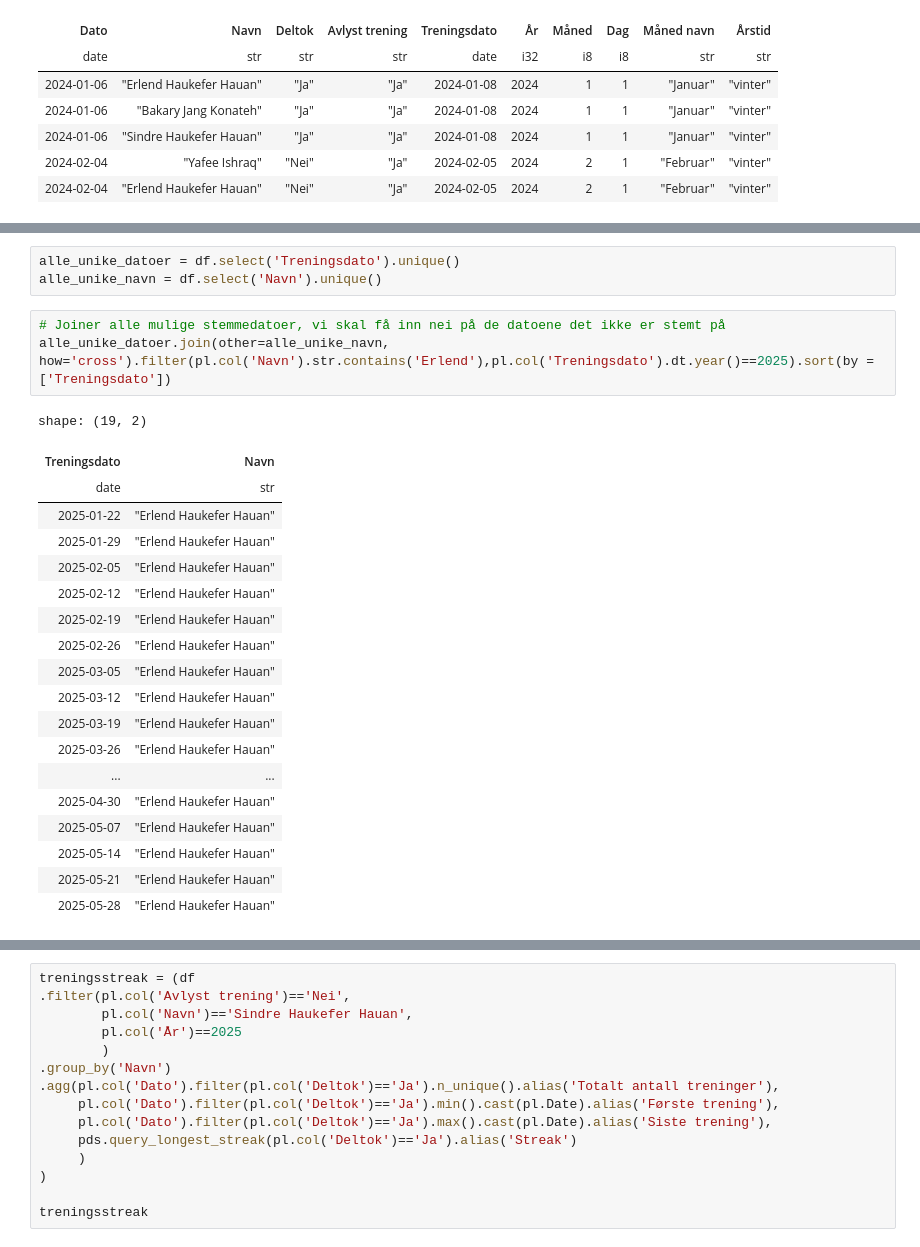
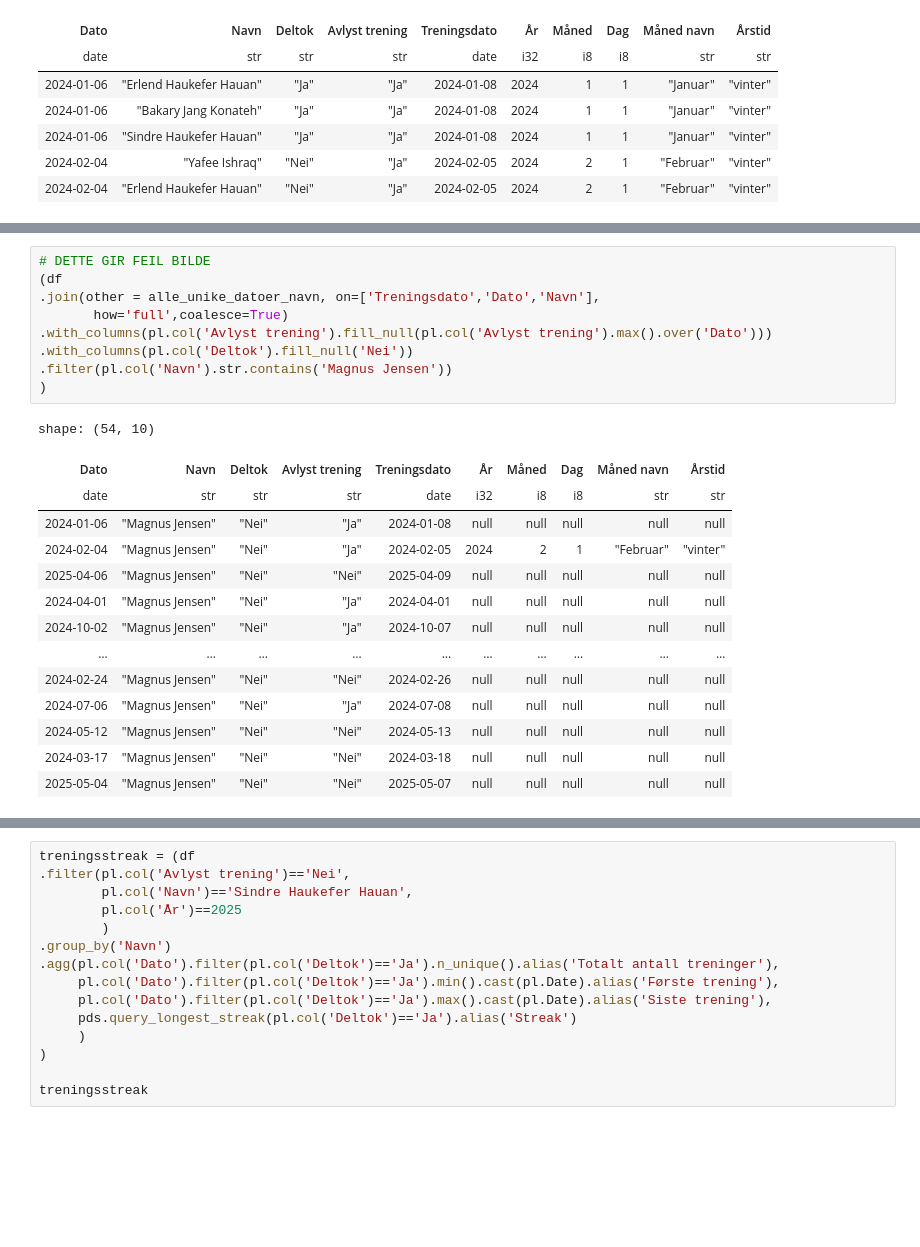
Before and after one commit to PolarsDude/treningsstatistikk-, a Jupyter notebook: test_fil.ipynb, the cells around one changed output, grey strips where cells are left out. Saved outputs shown, nothing was run; the diff lists cells and outputs as text; blank space fills up the shorter version.

```diff
--- a/test_fil.ipynb
+++ b/test_fil.ipynb
@@ -61,29 +138,27 @@ shape: (14, 10)
-# %%
-alle_unike_datoer = df.select('Treningsdato').unique()
-alle_unike_navn = df.select('Navn').unique()
-# %%
-# Joiner alle mulige stemmedatoer, vi skal få inn nei på de datoene det ikke er stemt på
-alle_unike_datoer.join(other=alle_unike_navn, how='cross').filter(pl.col('Navn').str.contains('Erlend'),pl.col('Treningsdato').dt.year()==2025).sort(by = ['Treningsdato'])
-# %% [output]
-shape: (19, 2)
-| Treningsdato | Navn |
-| date | str |
-| 2025-01-22 | "Erlend Haukefer Hauan" |
-| 2025-01-29 | "Erlend Haukefer Hauan" |
-| 2025-02-05 | "Erlend Haukefer Hauan" |
-| 2025-02-12 | "Erlend Haukefer Hauan" |
-| 2025-02-19 | "Erlend Haukefer Hauan" |
-| 2025-02-26 | "Erlend Haukefer Hauan" |
-| 2025-03-05 | "Erlend Haukefer Hauan" |
-| 2025-03-12 | "Erlend Haukefer Hauan" |
-| 2025-03-19 | "Erlend Haukefer Hauan" |
-| 2025-03-26 | "Erlend Haukefer Hauan" |
-| ... | ... |
-| 2025-04-30 | "Erlend Haukefer Hauan" |
-| 2025-05-07 | "Erlend Haukefer Hauan" |
-| 2025-05-14 | "Erlend Haukefer Hauan" |
-| 2025-05-21 | "Erlend Haukefer Hauan" |
-| 2025-05-28 | "Erlend Haukefer Hauan" |
+# %%
+# DETTE GIR FEIL BILDE
+(df
+.join(other = alle_unike_datoer_navn, on=['Treningsdato','Dato','Navn'],
+       how='full',coalesce=True)
+.with_columns(pl.col('Avlyst trening').fill_null(pl.col('Avlyst trening').max().over('Dato')))
+.with_columns(pl.col('Deltok').fill_null('Nei'))
+.filter(pl.col('Navn').str.contains('Magnus Jensen'))
+)
+# %% [output]
+shape: (54, 10)
+| Dato | Navn | Deltok | Avlyst trening | Treningsdato | År | Måned | Dag | Måned navn | Årstid |
+| date | str | str | str | date | i32 | i8 | i8 | str | str |
+| 2024-01-06 | "Magnus Jensen" | "Nei" | "Ja" | 2024-01-08 | null | null | null | null | null |
+| 2024-02-04 | "Magnus Jensen" | "Nei" | "Ja" | 2024-02-05 | 2024 | 2 | 1 | "Februar" | "vinter" |
+| 2025-04-06 | "Magnus Jensen" | "Nei" | "Nei" | 2025-04-09 | null | null | null | null | null |
+| 2024-04-01 | "Magnus Jensen" | "Nei" | "Ja" | 2024-04-01 | null | null | null | null | null |
+| 2024-10-02 | "Magnus Jensen" | "Nei" | "Ja" | 2024-10-07 | null | null | null | null | null |
+| … | … | … | … | … | … | … | … | … | … |
+| 2024-02-24 | "Magnus Jensen" | "Nei" | "Nei" | 2024-02-26 | null | null | null | null | null |
+| 2024-07-06 | "Magnus Jensen" | "Nei" | "Ja" | 2024-07-08 | null | null | null | null | null |
+| 2024-05-12 | "Magnus Jensen" | "Nei" | "Nei" | 2024-05-13 | null | null | null | null | null |
+| 2024-03-17 | "Magnus Jensen" | "Nei" | "Nei" | 2024-03-18 | null | null | null | null | null |
+| 2025-05-04 | "Magnus Jensen" | "Nei" | "Nei" | 2025-05-07 | null | null | null | null | null |
 # %%
 pl.Config.set_tbl_rows(25)
 
```
Also changed, not shown: parts of 8 cells of this notebook, 15 other files.
